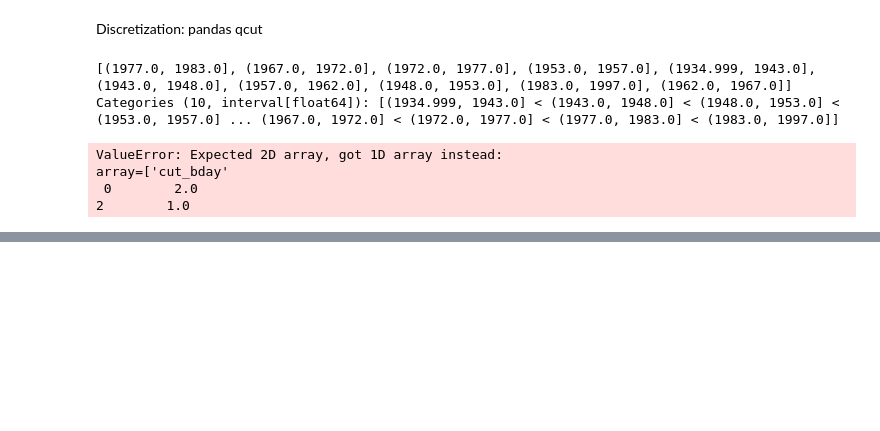
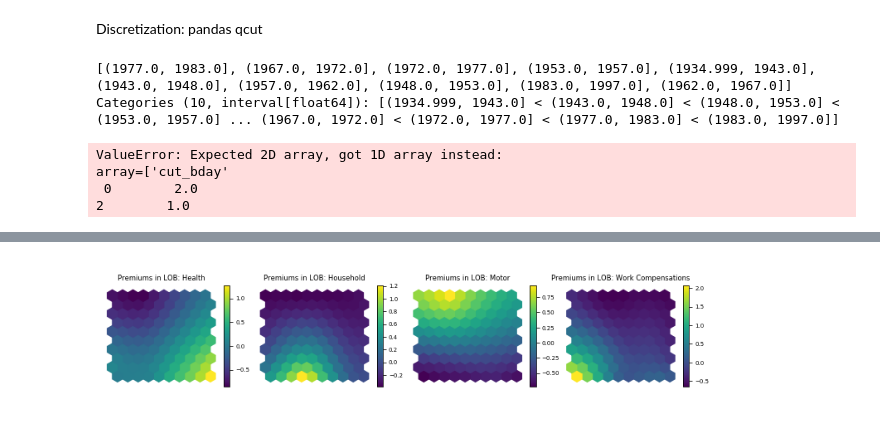
Before and after one commit to CatPalha/DataMiningProject, a Jupyter notebook: WRITE_HERE.ipynb, the cells around one changed output, grey strips where cells are left out. Drawn from its saved outputs; the diff is of its cells as text; code cells hidden in the pictures; blank space fills up the shorter version.

```diff
--- a/WRITE_HERE.ipynb
+++ b/WRITE_HERE.ipynb
@@ -445,0 +527,7 @@ array=['cut_bday'
+# %%
+from sompy.visualization.mapview import View2D
+view2D  = View2D(10,10,"", text_size=7)
+view2D.show(sm, col_sz=5, what = 'codebook',)#which_dim="all", denormalize=True)
+plt.show()
+# %% [output]
+[figure, added]
```
Also changed, not shown: parts of 7 cells of this notebook.
